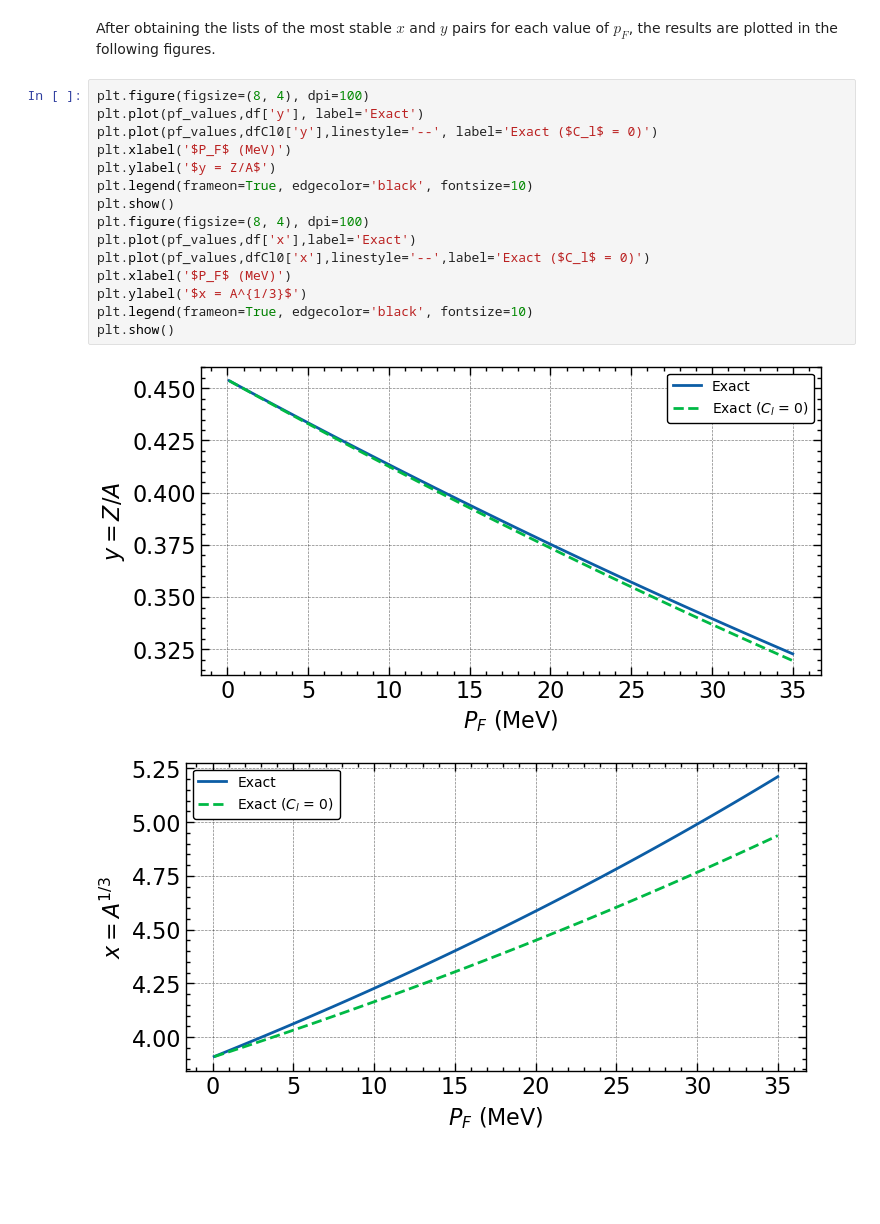
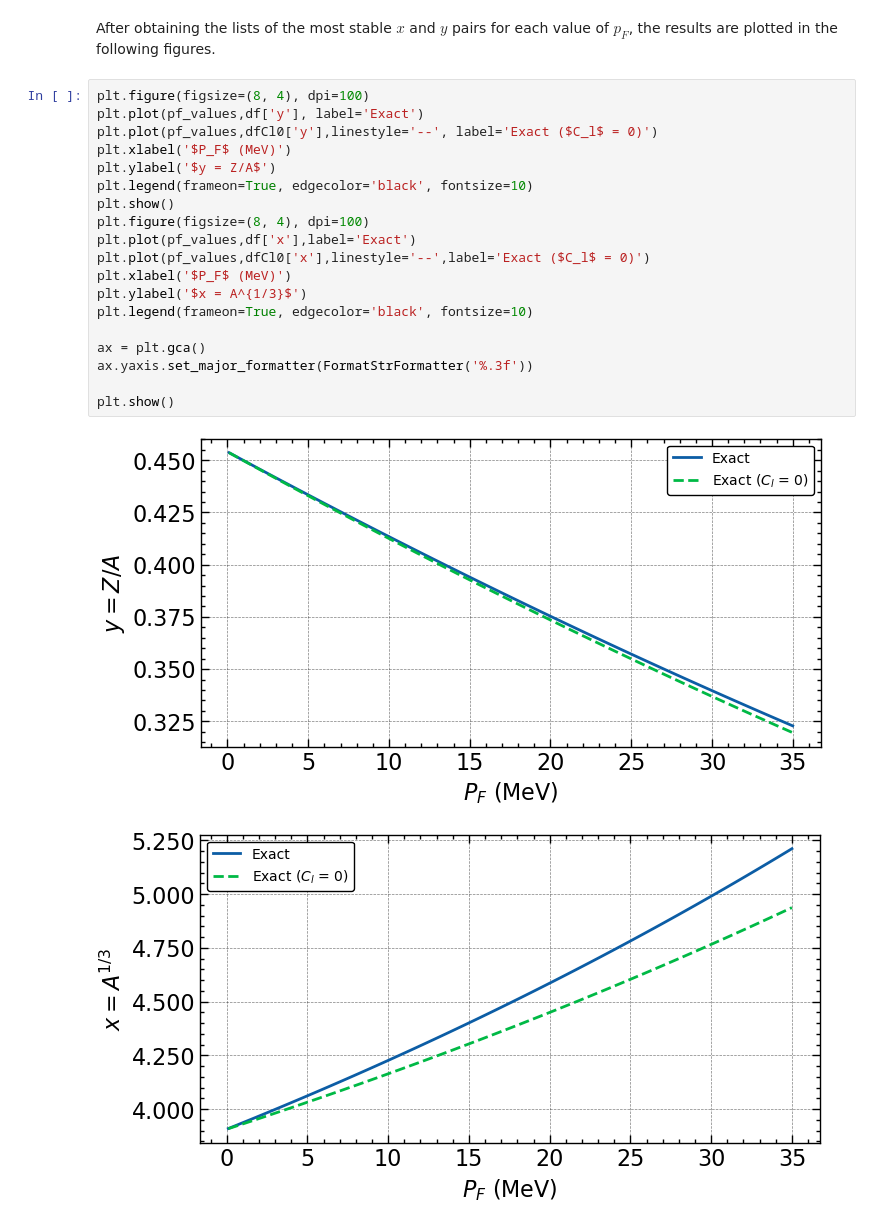
Before and after one commit to zafeirian/Computational-Nuclear-Physics, a Jupyter notebook: Crust/Crust.ipynb, the cells around one changed output. Drawn from its saved outputs; the diff is of its cells as text; blank space fills up the shorter version.

```diff
--- a/Crust/Crust.ipynb
+++ b/Crust/Crust.ipynb
@@ -76,18 +77,22 @@ After obtaining the lists of the most stable $x$ and $y$ pairs for each value of
 # %%
 plt.figure(figsize=(8, 4), dpi=100)
 plt.plot(pf_values,df['y'], label='Exact')
 plt.plot(pf_values,dfCl0['y'],linestyle='--', label='Exact ($C_l$ = 0)')
 plt.xlabel('$P_F$ (MeV)')
 plt.ylabel('$y = Z/A$')
 plt.legend(frameon=True, edgecolor='black', fontsize=10)
 plt.show()
 plt.figure(figsize=(8, 4), dpi=100)
 plt.plot(pf_values,df['x'],label='Exact')
 plt.plot(pf_values,dfCl0['x'],linestyle='--',label='Exact ($C_l$ = 0)')
 plt.xlabel('$P_F$ (MeV)')
 plt.ylabel('$x = A^{1/3}$')
 plt.legend(frameon=True, edgecolor='black', fontsize=10)
+
+ax = plt.gca()
+ax.yaxis.set_major_formatter(FormatStrFormatter('%.3f'))
+
 plt.show()
 # %% [output]
 [figure]
-[figure, old version]
+[figure, new version]
```
Also changed, not shown: parts of 10 cells of this notebook.
